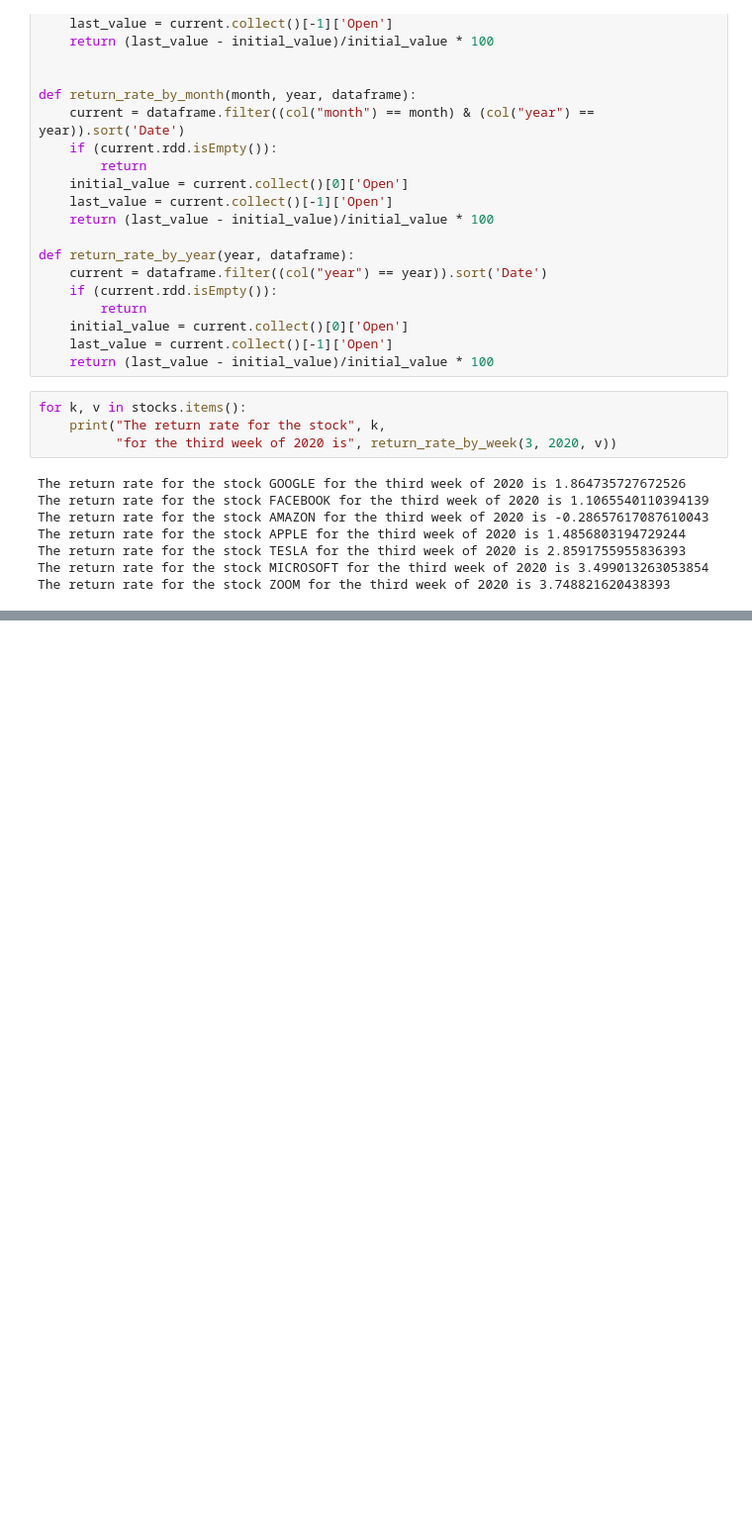
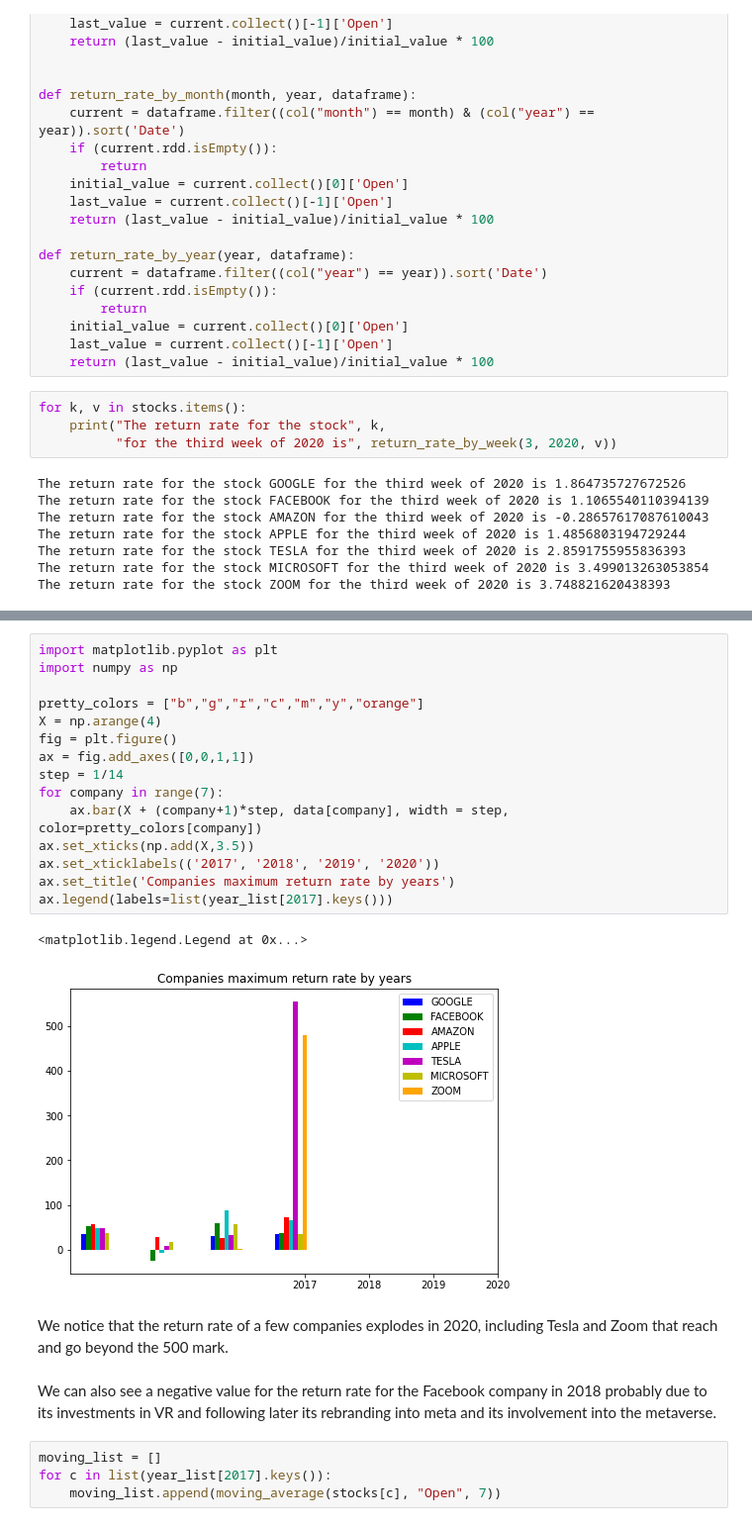
Before and after one commit to Miolith/bigdata_lab2, a Jupyter notebook: project.ipynb, the cells around one changed output, grey strips where cells are left out. Shown at 99% size. Cells and saved outputs as stored; diff of their text form; blank space fills up the shorter version.

```diff
--- a/project.ipynb
+++ b/project.ipynb
@@ -675,0 +611,26 @@ We observe better the increase of the Zoom stock that appeared on the market in
+# %%
+import matplotlib.pyplot as plt
+import numpy as np
+
+pretty_colors = ["b","g","r","c","m","y","orange"]
+X = np.arange(4)
+fig = plt.figure()
+ax = fig.add_axes([0,0,1,1])
+step = 1/14
+for company in range(7):
+    ax.bar(X + (company+1)*step, data[company], width = step, color=pretty_colors[company])
+ax.set_xticks(np.add(X,3.5))
+ax.set_xticklabels(('2017', '2018', '2019', '2020'))
+ax.set_title('Companies maximum return rate by years')
+ax.legend(labels=list(year_list[2017].keys()))
+# %% [output]
+<matplotlib.legend.Legend at 0x...>
+[figure, added]
+# %% [markdown]
+We notice that the return rate of a few companies explodes in 2020, including Tesla and Zoom that reach and go beyond the 500 mark.
+# %% [markdown]
+We can also see a negative value for the return rate for the Facebook company in 2018 probably due to its investments in VR and following later its rebranding into meta and its involvement into the metaverse.
+# %%
+moving_list = []
+for c in list(year_list[2017].keys()):
+    moving_list.append(moving_average(stocks[c], "Open", 7))
```
Also changed, not shown: parts of 62 cells of this notebook.
